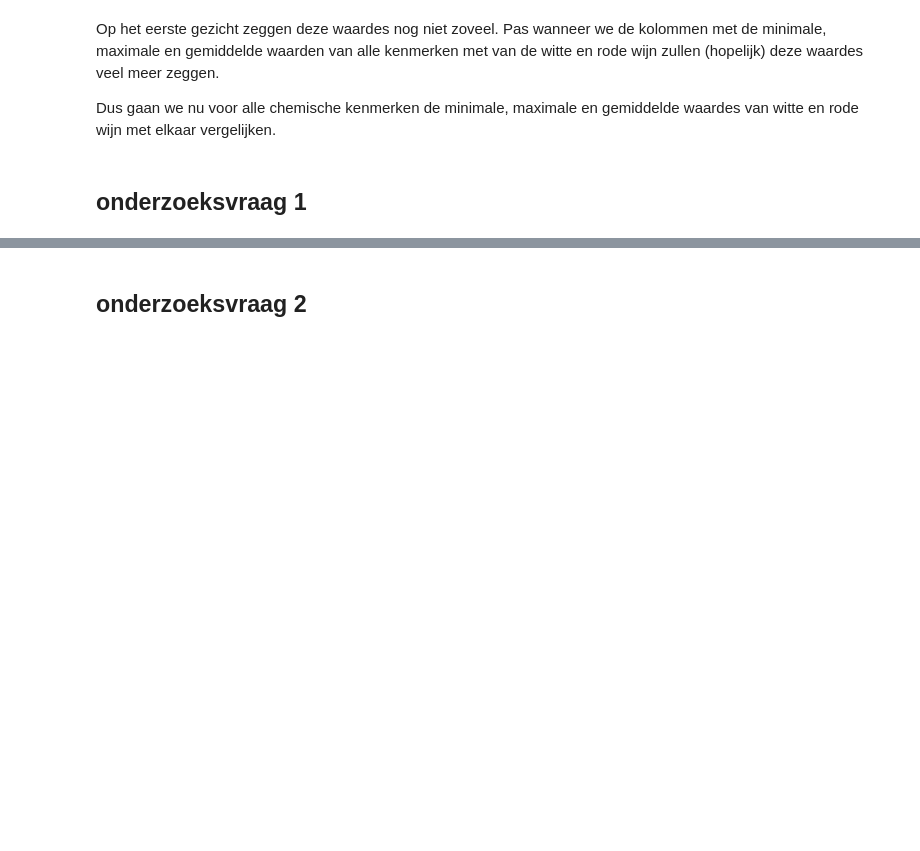
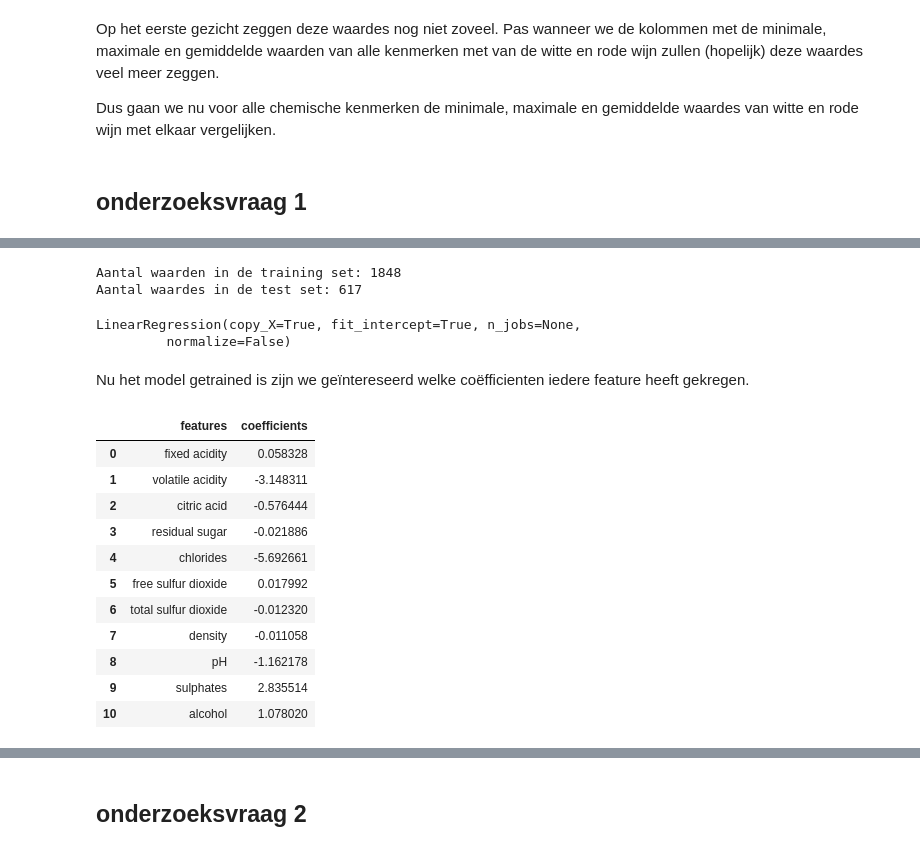
Before and after one commit to StanMey/Casusopdracht_Computational_Modelling, a Jupyter notebook: Casus_uitwerking.ipynb, the cells around one changed output, grey strips where cells are left out. Drawn from its saved outputs; the diff is of its cells as text; code cells hidden in the pictures; blank space fills up the shorter version.

```diff
--- a/Casus_uitwerking.ipynb
+++ b/Casus_uitwerking.ipynb
@@ -268,0 +493,38 @@ Dus gaan we nu voor alle chemische kenmerken de minimale, maximale en gemiddelde
+# %%
+# Create the linear regression object
+wine_regr_model = LinearRegression()
+
+# Select the features and target
+X = df_red_wine.loc[:,'fixed acidity':]
+y = df_red_wine['points']
+
+# create a training and test set
+X_train, X_test, y_train, y_test = train_test_split(X, y, random_state=0)
+
+print("Aantal waarden in de training set: {0}".format(len(X_train)))
+print("Aantal waardes in de test set: {0}".format(len(X_test)))
+
+# Start the learning process
+wine_regr_model.fit(X_train, y_train)
+# %% [output]
+Aantal waarden in de training set: 1848
+Aantal waardes in de test set: 617
+LinearRegression(copy_X=True, fit_intercept=True, n_jobs=None,
+         normalize=False)
+# %% [markdown]
+Nu het model getrained is zijn we geïntereseerd welke coëfficienten iedere feature heeft gekregen.
+# %%
+pd.DataFrame({'features': X.columns, 'coefficients': wine_regr_model.coef_})
+# %% [output]
+|  | features | coefficients |
+| 0 | fixed acidity | 0.058328 |
+| 1 | volatile acidity | -3.148311 |
+| 2 | citric acid | -0.576444 |
+| 3 | residual sugar | -0.021886 |
+| 4 | chlorides | -5.692661 |
+| 5 | free sulfur dioxide | 0.017992 |
+| 6 | total sulfur dioxide | -0.012320 |
+| 7 | density | -0.011058 |
+| 8 | pH | -1.162178 |
+| 9 | sulphates | 2.835514 |
+| 10 | alcohol | 1.078020 |
```
Also changed, not shown: parts of 40 cells of this notebook.
